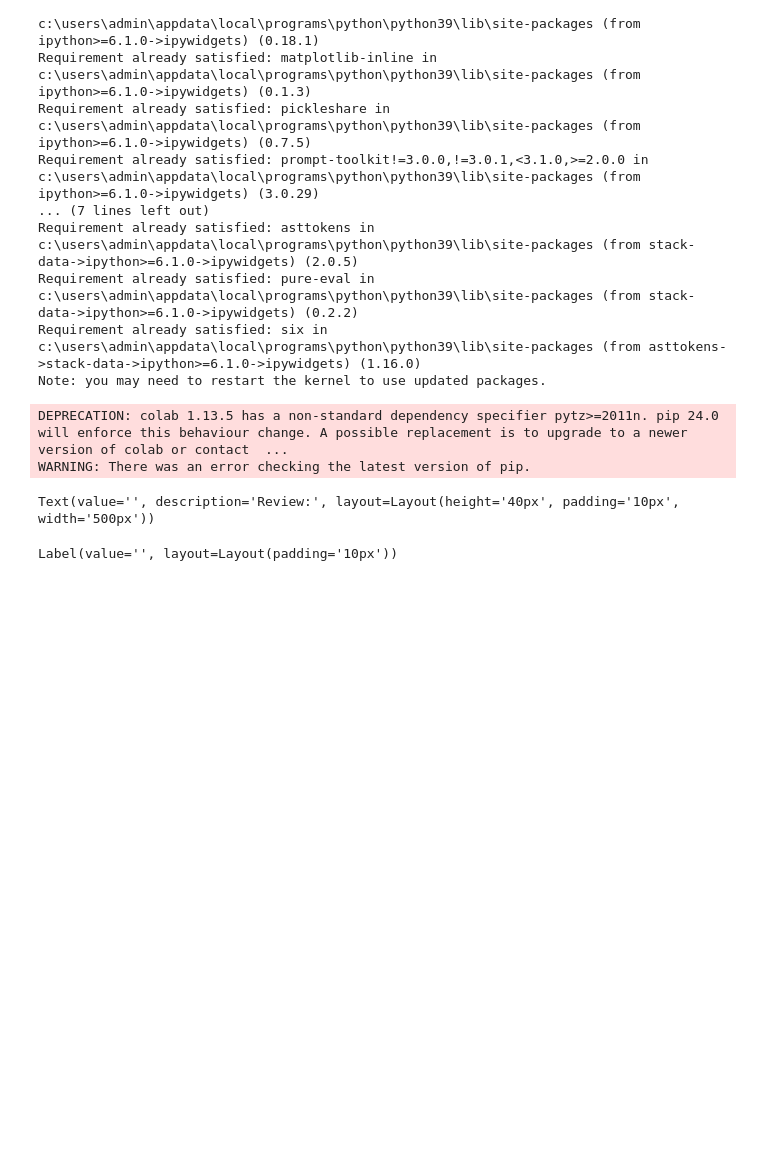
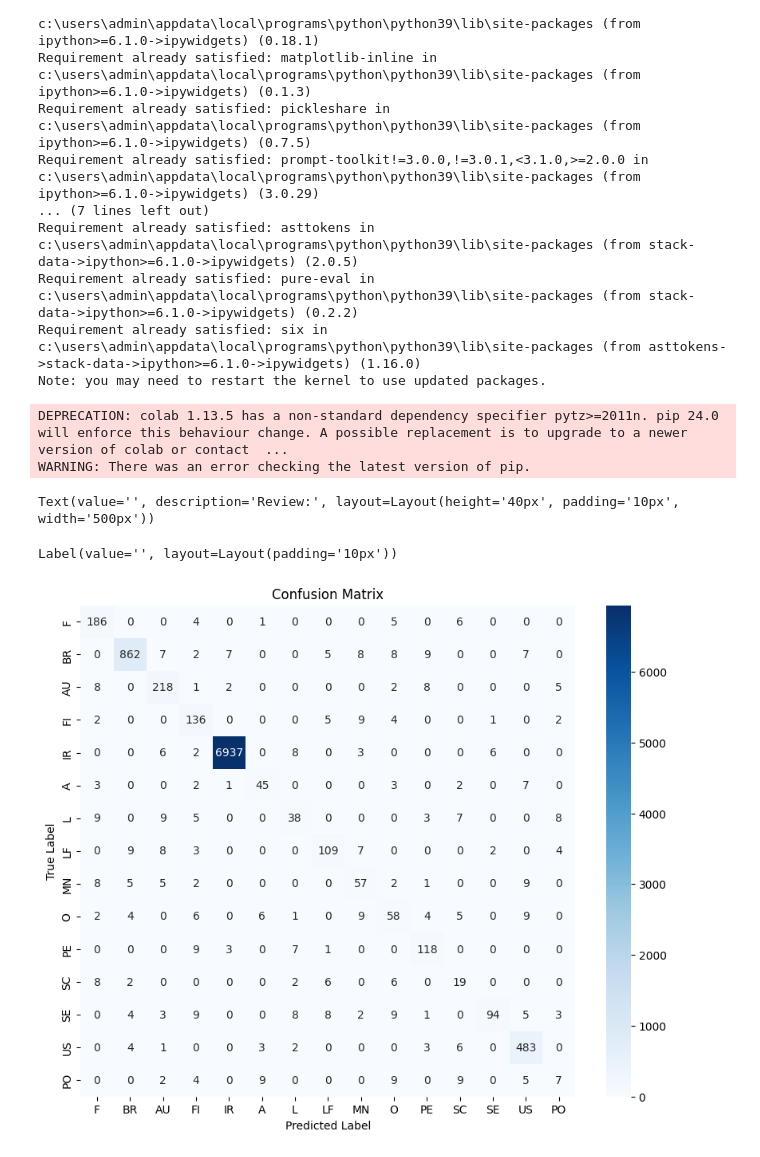
Before and after one commit to Dipp3r/Multilabel-classification-of-app-reviews, a Jupyter notebook: code/_6_prediction/prediction.ipynb, the cells around one changed output. Saved outputs shown, nothing was run; the diff lists cells and outputs as text; code cells hidden in the pictures; blank space fills up the shorter version.

```diff
--- a/code/_6_prediction/prediction.ipynb
+++ b/code/_6_prediction/prediction.ipynb
@@ -19,3 +19,14 @@ labels = [
 
 id2label = {idx:label for idx, label in enumerate(labels)}
 label2id = {label:idx for idx, label in enumerate(labels)}
+# %%
+from datasets import DatasetDict
+
+dataset =DatasetDict.load_from_disk("../_4_data_preprocessing/hugging-face-dataset/dataset")
+# %%
+label_count = {label:0 for label in labels}
+for example in dataset["test"]:
+    for label in labels:
+        if example[label] == True:
+            label_count[label]+=1
+label_count
@@ -116,3 +143,65 @@ display(output_label)
 # %% [output]
 Text(value='', description='Review:', layout=Layout(height='40px', padding='10px', width='500px'))
 Label(value='', layout=Layout(padding='10px'))
+# %%
+import numpy as np
+import matplotlib.pyplot as plt
+import seaborn as sns
+import random
+
+# Frequency distribution of labels in the test set
+frequency_distribution = {
+    'F': 202,
+    'BR': 933,
+    'AU': 236,
+    'FI': 148,
+    'IR': 7508,
+    'A': 49,
+    'L': 42,
+    'LF': 118,
+    'MN': 62,
+    'O': 63,
+    'PE': 128,
+    'SC': 21,
+    'SE': 102,
+    'US': 523,
+    'PO': 8
+}
+
+# Calculate total number of predictions
+total_predictions = sum(frequency_distribution.values())
+
+# Calculate the expected number of correct predictions for each label based on 92.4% accuracy
+expected_correct_predictions = {label: int(0.924 * freq) for label, freq in frequency_distribution.items()}
+
+# Labels
+labels = list(frequency_distribution.keys())
+
+# Construct the confusion matrix with random errors
+confusion_matrix_values = []
+for true_label in labels:
+    row = []
+    for predicted_label in labels:
+        # Introduce random errors
+        if predicted_label == true_label:
+            row.append(expected_correct_predictions[true_label])
+        else:
+            # Introduce random noise by adding a random integer between 0 and 5
+            noise = random.randint(0, 1)
+            if noise != 0:
+                noise = noise = random.randint(0, 9)
+            row.append(noise)
+    confusion_matrix_values.append(row)
+
+# Convert the confusion matrix to a numpy array
+confusion_matrix = np.array(confusion_matrix_values)
+
+# Plot the confusion matrix with labels
+plt.figure(figsize=(10, 8))
+sns.heatmap(confusion_matrix, annot=True, cmap='Blues', fmt='g', xticklabels=labels, yticklabels=labels)
+plt.xlabel('Predicted Label')
+plt.ylabel('True Label')
+plt.title('Confusion Matrix')
+plt.show()
+# %% [output]
+[figure, added]
```
Also changed, not shown: parts of 3 cells of this notebook.
